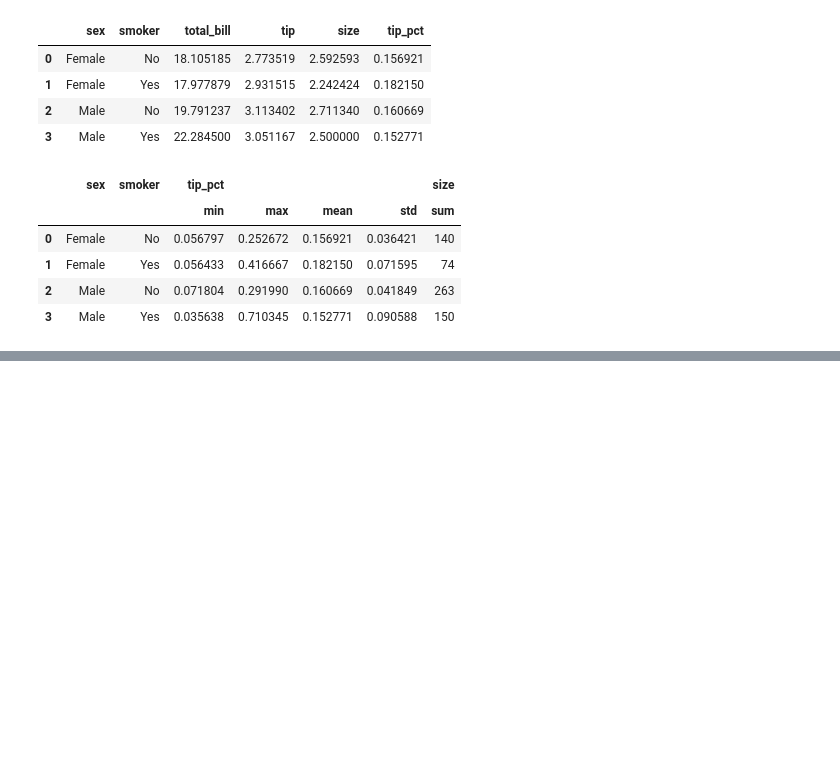
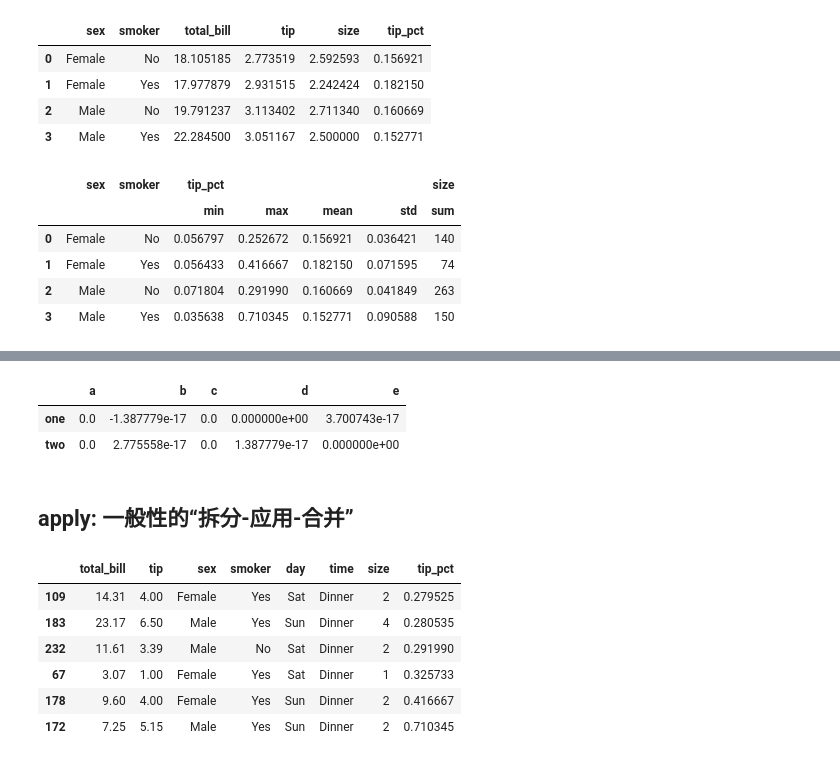
Before and after one commit to sadaharu-gintama/SomeCode, a Jupyter notebook: PythonForDataAnalysis/ch09/数据聚合与分组运算.ipynb, the cells around one changed output, grey strips where cells are left out. Saved outputs shown, nothing was run; the diff lists cells and outputs as text; code cells hidden in the pictures; blank space fills up the shorter version.

```diff
--- a/PythonForDataAnalysis/ch09/数据聚合与分组运算.ipynb
+++ b/PythonForDataAnalysis/ch09/数据聚合与分组运算.ipynb
@@ -440,0 +501,8 @@ grouped.agg({'tip_pct': ['min', 'max', 'mean', 'std'], 'size': 'sum'}).reset_ind
+# %%
+demeaned.groupby(key).mean()
+# %% [output]
+|  | a | b | c | d | e |
+| one | 0.0 | -1.387779e-17 | 0.0 | 0.000000e+00 | 3.700743e-17 |
+| two | 0.0 | 2.775558e-17 | 0.0 | 1.387779e-17 | 0.000000e+00 |
+# %% [markdown]
+## apply: 一般性的“拆分-应用-合并”
@@ -440,0 +512,10 @@ grouped.agg({'tip_pct': ['min', 'max', 'mean', 'std'], 'size': 'sum'}).reset_ind
+# %%
+top(tips, n = 6)
+# %% [output]
+|  | total_bill | tip | sex | smoker | day | time | size | tip_pct |
+| 109 | 14.31 | 4.00 | Female | Yes | Sat | Dinner | 2 | 0.279525 |
+| 183 | 23.17 | 6.50 | Male | Yes | Sun | Dinner | 4 | 0.280535 |
+| 232 | 11.61 | 3.39 | Male | No | Sat | Dinner | 2 | 0.291990 |
+| 67 | 3.07 | 1.00 | Female | Yes | Sat | Dinner | 1 | 0.325733 |
+| 178 | 9.60 | 4.00 | Female | Yes | Sun | Dinner | 2 | 0.416667 |
+| 172 | 7.25 | 5.15 | Male | Yes | Sun | Dinner | 2 | 0.710345 |
```
Also changed, not shown: parts of 94 cells of this notebook, 1 other file.
